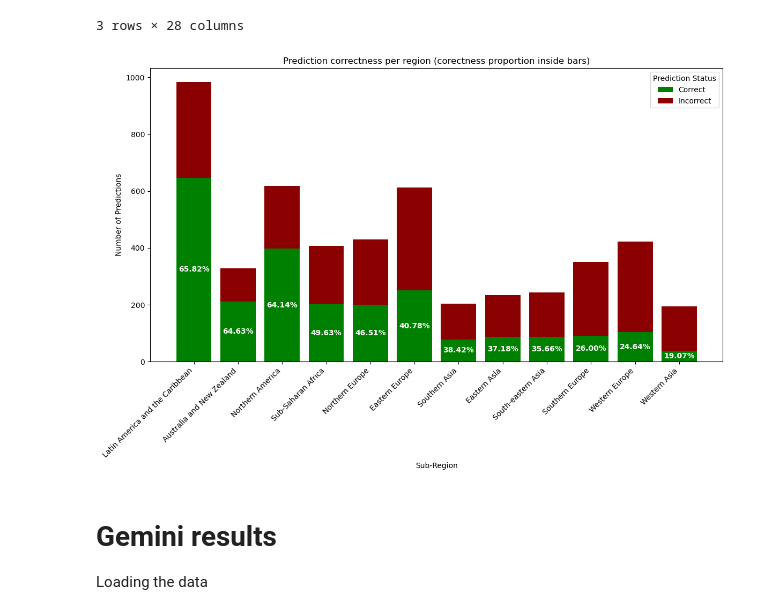
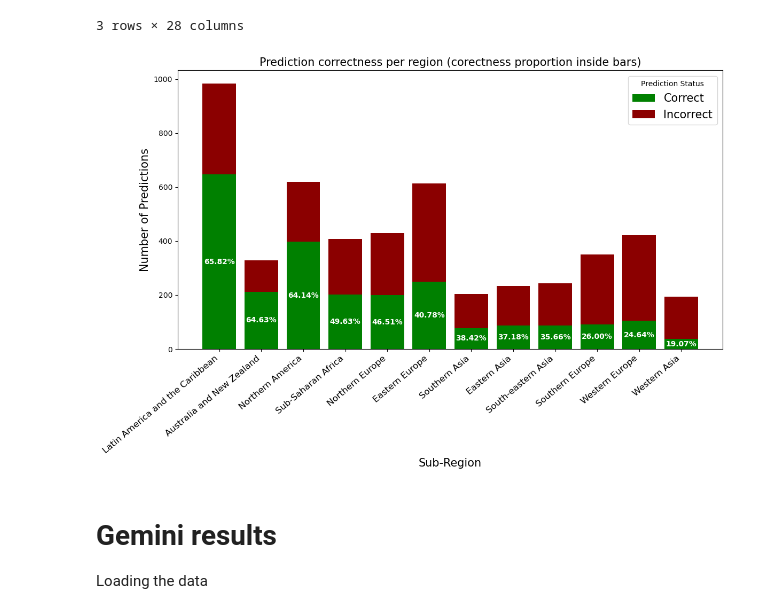
Before and after one commit to RiVuss/GeolocationGuesserAI, a Jupyter notebook: 5_analysis.ipynb, the cells around one changed output. Cells and saved outputs as stored; diff of their text form; code cells hidden in the pictures.

```diff
--- a/5_analysis.ipynb
+++ b/5_analysis.ipynb
@@ -287,39 +435,39 @@ x_positions = range(len(categories))  # Numerical positions for the bars
 fig, ax = plt.subplots(figsize=(12, 8))
 bars_correct = ax.bar(x_positions, summary['Correct'], color='green', label='Correct')
 bars_incorrect = ax.bar(
     x_positions,
     summary['Incorrect'],
     bottom=summary['Correct'],
     color='darkred',
     label='Incorrect',
 )
 
 # Add proportions as labels inside the bars (white text above the green part)
 for x, row in zip(x_positions, summary.itertuples()):
     proportion = row._3  # Access 'Proportion Correct' by position
     ax.text(
         x,
         row.Correct / 2,  # Position in the middle of the green bar
         f"{proportion:.2%}",
         ha='center',
         va='center',
         color='white',
         fontsize=10,
         fontweight='bold'
     )
 
 # Customize the plot
-ax.set_title('Prediction correctness per region (corectness proportion inside bars)')
-ax.set_xlabel('Sub-Region')
-ax.set_ylabel('Number of Predictions')
+ax.set_title('Prediction correctness per region (corectness proportion inside bars)', fontsize=15)
+ax.set_xlabel('Sub-Region', fontsize=15)
+ax.set_ylabel('Number of Predictions', fontsize=15)
 ax.set_xticks(x_positions)
-ax.set_xticklabels(categories, rotation=45, ha='right')
-ax.legend(title='Prediction Status')
+ax.set_xticklabels(categories, rotation=40, ha='right', fontsize=12)
+ax.legend(title='Prediction Status', fontsize=15)
 
 plt.tight_layout()
 plt.show()
 # %% [output]
-[figure, old version]
+[figure, new version]
 # %% [markdown]
 # Gemini results
 
```
Also changed, not shown: parts of 4 cells of this notebook, 1 other file.
